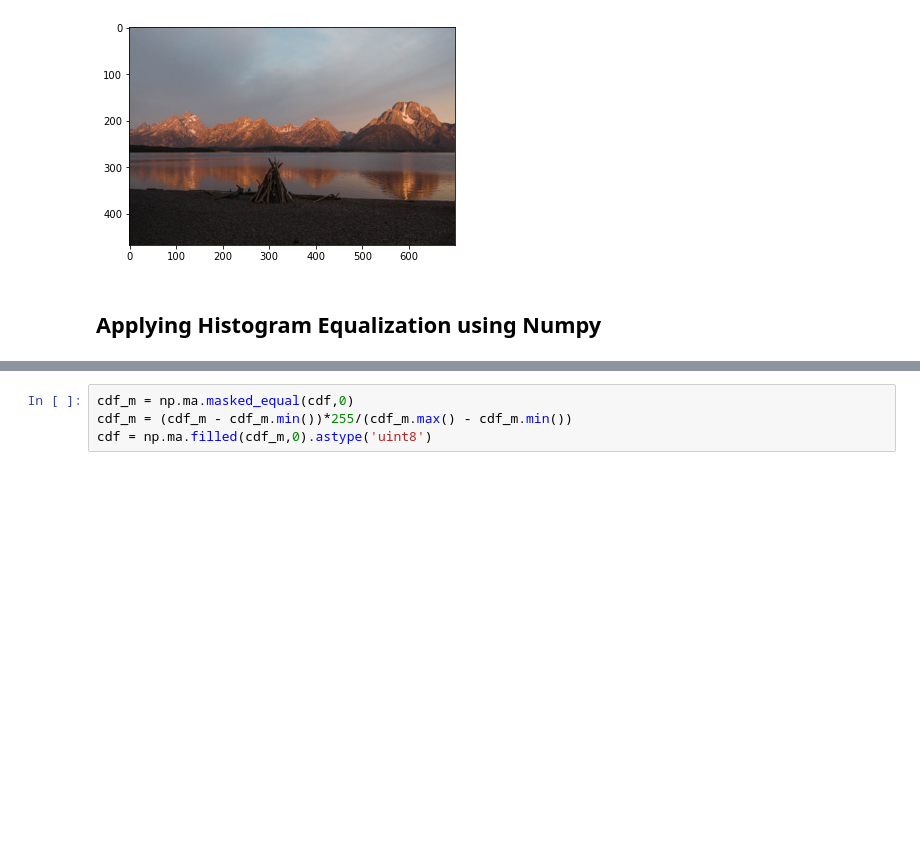
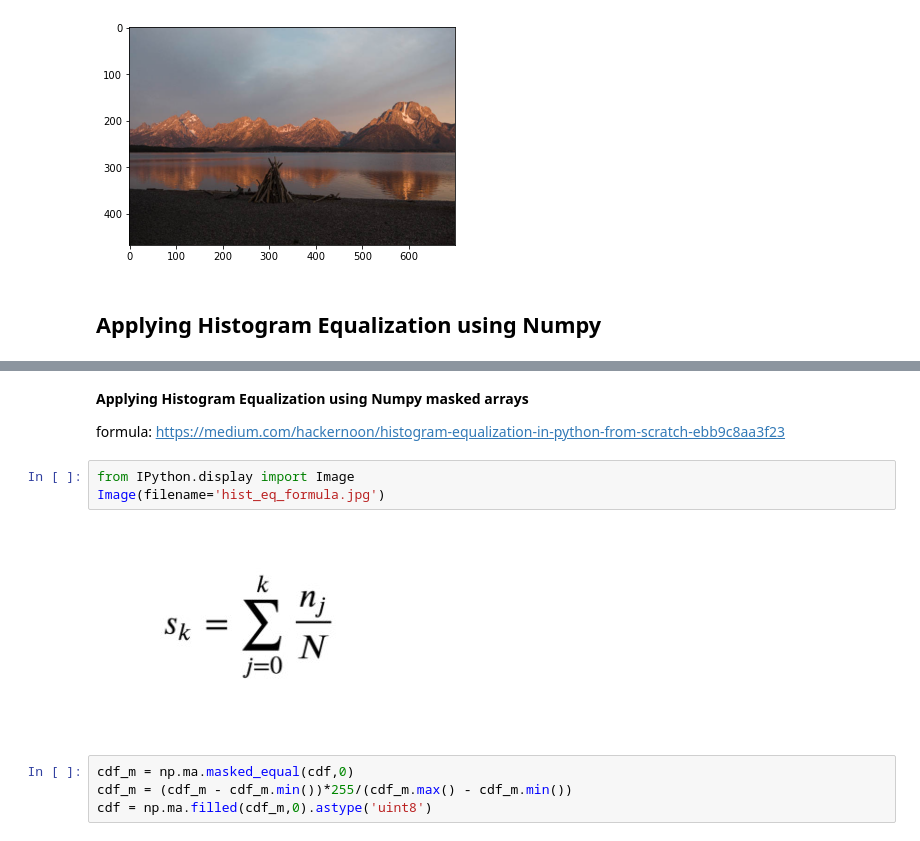
Before and after one commit to rjPajaro/Pattern-Recognition-Projects, a Jupyter notebook: CLAHE/CLAHE_demo.ipynb, the cells around one changed output, grey strips where cells are left out. Drawn from its saved outputs; the diff is of its cells as text; blank space fills up the shorter version.

```diff
--- a/CLAHE/CLAHE_demo.ipynb
+++ b/CLAHE/CLAHE_demo.ipynb
@@ -46,5 +49,14 @@ cv.imwrite('gray_samp.jpg',img) #saves grayscaled image
 True
 [figure]
+# %% [markdown]
+**Applying Histogram Equalization using Numpy masked arrays**
+
+formula: https://medium.com/hackernoon/histogram-equalization-in-python-from-scratch-ebb9c8aa3f23
+# %%
+from IPython.display import Image
+Image(filename='hist_eq_formula.jpg')
+# %% [output]
+[figure, added]
 # %%
 cdf_m = np.ma.masked_equal(cdf,0)
 cdf_m = (cdf_m - cdf_m.min())*255/(cdf_m.max() - cdf_m.min())
```
Also changed, not shown: parts of 7 cells of this notebook, 3 other files.
